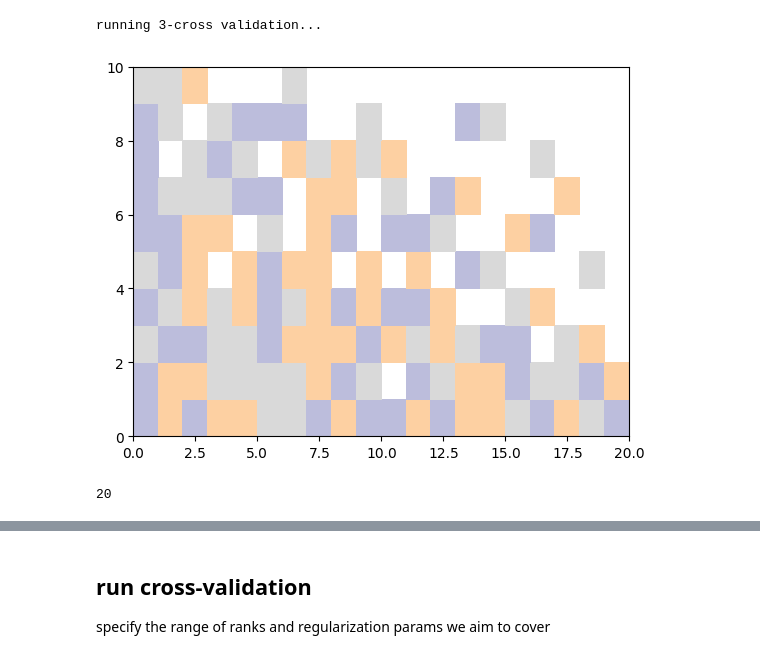
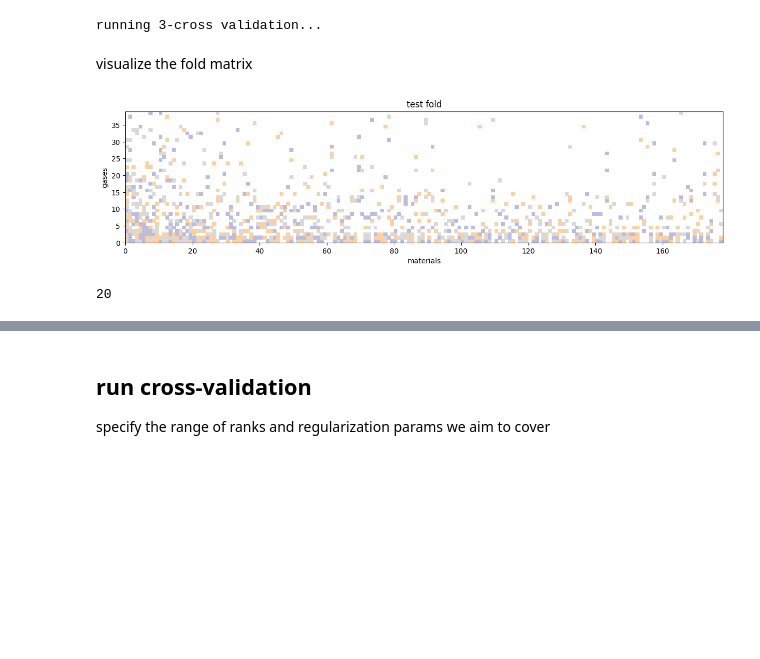
Before and after one commit to SimonEnsemble/material_recommendation_system, a Jupyter notebook: RecSys.ipynb, the cells around one changed output, grey strips where cells are left out. Cells and saved outputs as stored; diff of their text form; code cells hidden in the pictures; blank space fills up the shorter version.

Commit message:
arni, cory meeting

```diff
--- a/RecSys.ipynb
+++ b/RecSys.ipynb
@@ -85,17 +87,17 @@ sort_rows_cols_acc_to_nb_obs!(H, materials, gases)
 # %% [markdown]
 ## prune matrix by selecting rows/cols with the most observations
 # %%
-nm = 20
-ng = 10
+# nm = 20
+# ng = 10
 
-H = H[1:nm, 1:ng]
-materials = materials[1:nm]
-gases = gases[1:ng];
+# H = H[1:nm, 1:ng]
+# materials = materials[1:nm]
+# gases = gases[1:ng];
 
-sort_rows_cols_acc_to_nb_obs!(H, materials, gases)
-println("min # observations in a row: ", sum(.! ismissing.(H[end, :])))
-println("min # observations in a col: ", sum(.! ismissing.(H[:, end])))
-# TODO copy Arni's code for viz of frequency of observations gases and mofs
+# sort_rows_cols_acc_to_nb_obs!(H, materials, gases)
+# println("min # observations in a row: ", sum(.! ismissing.(H[end, :])))
+# println("min # observations in a col: ", sum(.! ismissing.(H[:, end])))
+# # TODO copy Arni's code for viz of frequency of observations gases and mofs
 # %% [output]
 min # observations in a row: 2
 min # observations in a col: 4
@@ -252,30 +257,37 @@ println("running $n_folds-cross validation...")
 kfolds = KFold(nb_obs, n_folds=n_folds, shuffle=true);
 # %% [output]
 running 3-cross validation...
+# %% [markdown]
+visualize the fold matrix
 # %%
-test_matrix = Int.(zeros(size(H)))
+test_fold_matrix = Int.(zeros(size(H)))
 for (i, fold) in enumerate(kfolds)
     for ix in fold[2]
-        test_matrix[ids_obs[ix][1], ids_obs[ix][2]] = i
+        test_fold_matrix[ids_obs[ix][1], ids_obs[ix][2]] = i
     end
 end
 
 cmap = plt.get_cmap("tab20c")
 colors = cmap(collect(1:cmap.N))
 #colors = Array{Float64, 2}(undef, 6, 4)
-colors[1,:] .= [0.0, 0.0, 0.0, 0.0] ./ 255
-#colors[2,:] .= [128., 0., 0., 255.] ./ 255
-#colors[3,:] .= [170., 255., 195., 255.] ./ 255
-#colors[4,:] .= [145., 30., 180., 255.] ./ 255
-#colors[5,:] .= [255., 250., 200., 255.] ./ 255
-#colors[6,:] .= [0., 130., 200., 255.] ./ 255
+colors[1, :] .= [0.0, 0.0, 0.0, 0.0] ./ 255
+# colors[2, :] .= [128., 0., 0., 255.] ./ 255
+# colors[3, :] .= [170., 255., 195., 255.] ./ 255
+# colors[4, :] .= [145., 30., 180., 255.] ./ 255
+# colors[5, :] .= [255., 250., 200., 255.] ./ 255
+# colors[6, :] .= [0., 130., 200., 255.] ./ 255
 println(cmap.N)
 cmap = matplotlib.colors.ListedColormap(colors)
 
-fig, ax = plt.subplots()
-ax.pcolormesh(test_matrix, cmap=cmap)
+fig, ax = plt.subplots(figsize=(15, 15))
+ax.pcolormesh(test_fold_matrix, cmap=cmap)
+ax.set_aspect("equal")
+ax.set_xlabel("materials")
+ax.set_ylabel("gases")
+ax.set_title("test fold")
 #ax.set_xlabel("Fold Frequency")
+# TODO put legend in there for the fold
 plt.show()
 # %% [output]
-[figure, old version]
+[figure, new version]
 20
```
Also changed, not shown: parts of 21 cells of this notebook, 1 other file.
